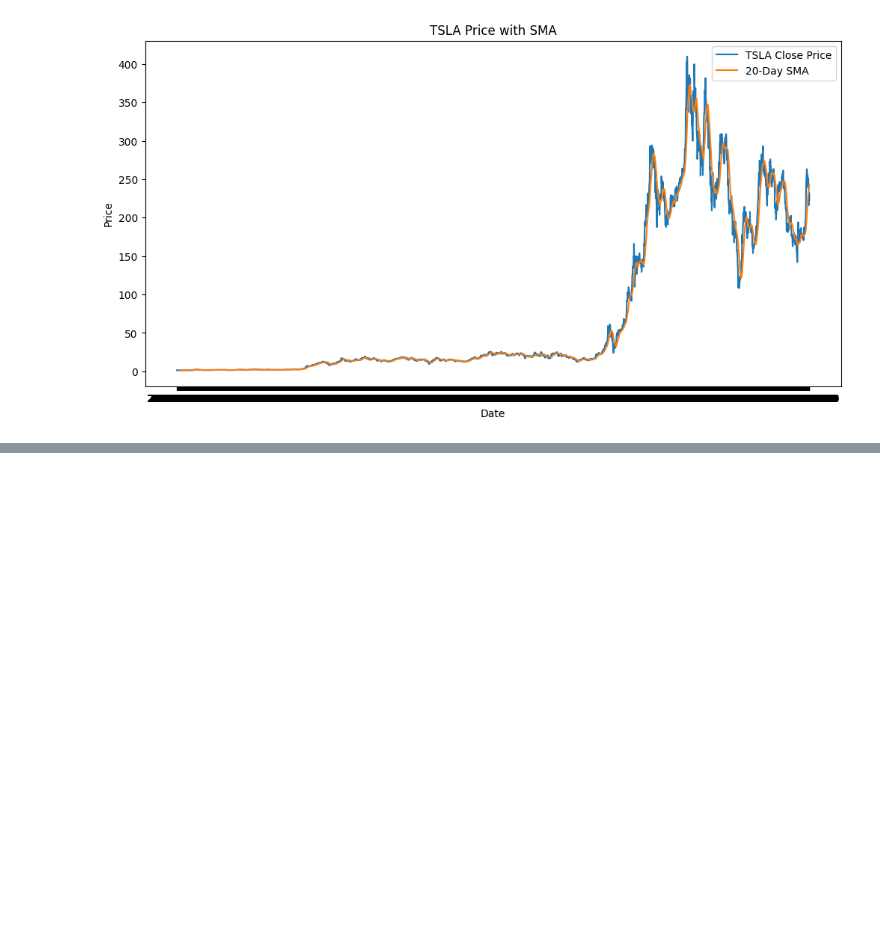
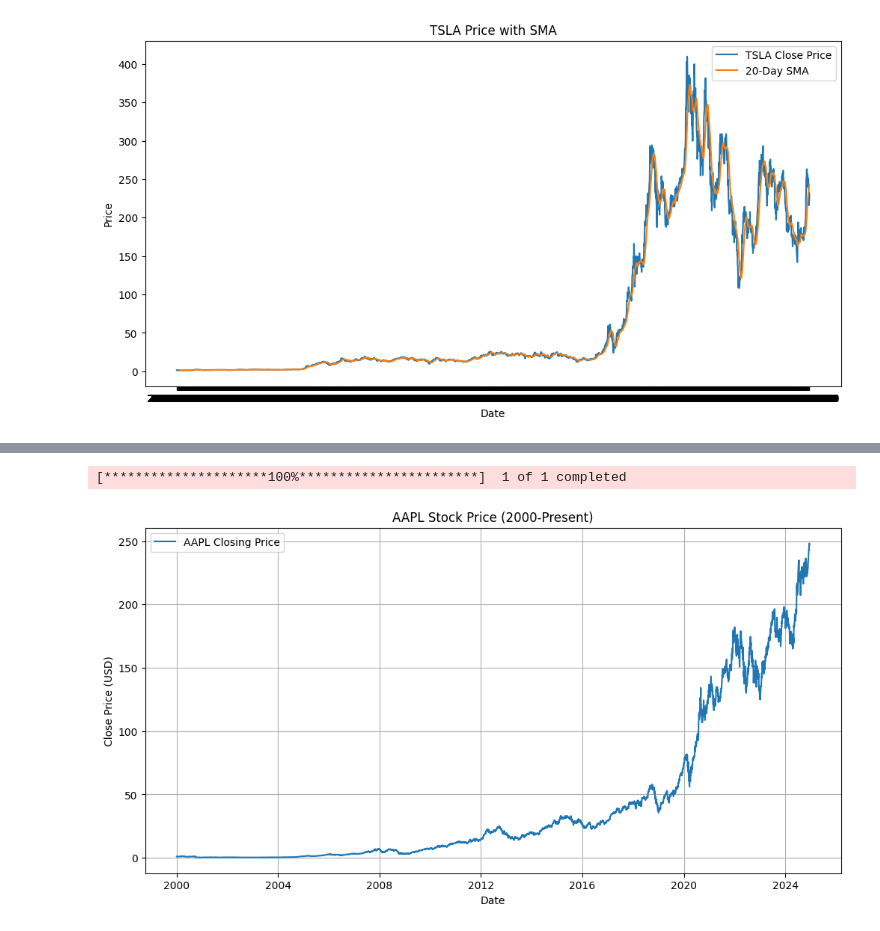
Before and after one commit to nahdes/fincialdata, a Jupyter notebook: notebooks/Quantitativeanalysis.ipynb, the cells around one changed output, grey strips where cells are left out. Cells and saved outputs as stored; diff of their text form; code cells hidden in the pictures; blank space fills up the shorter version.

```diff
--- a/notebooks/Quantitativeanalysis.ipynb
+++ b/notebooks/Quantitativeanalysis.ipynb
@@ -323,0 +406,19 @@ See the caveats in the documentation: https://pandas.pydata.org/pandas-docs/stab
+# %%
+import yfinance as yf
+import matplotlib.pyplot as plt
+
+# Fetch stock data for AAPL from Yahoo Finance
+stock_data = yf.download('AAPL', start='2000-01-01')
+
+# Plot the closing price
+plt.figure(figsize=(12, 6))
+plt.plot(stock_data['Close'], label='AAPL Closing Price')
+plt.title('AAPL Stock Price (2000-Present)')
+plt.xlabel('Date')
+plt.ylabel('Close Price (USD)')
+plt.legend()
+plt.grid(True)
+plt.show()
+# %% [output]
+[*********************100%***********************]  1 of 1 completed
+[figure, added]
```
Also changed, not shown: parts of 7 cells of this notebook.
